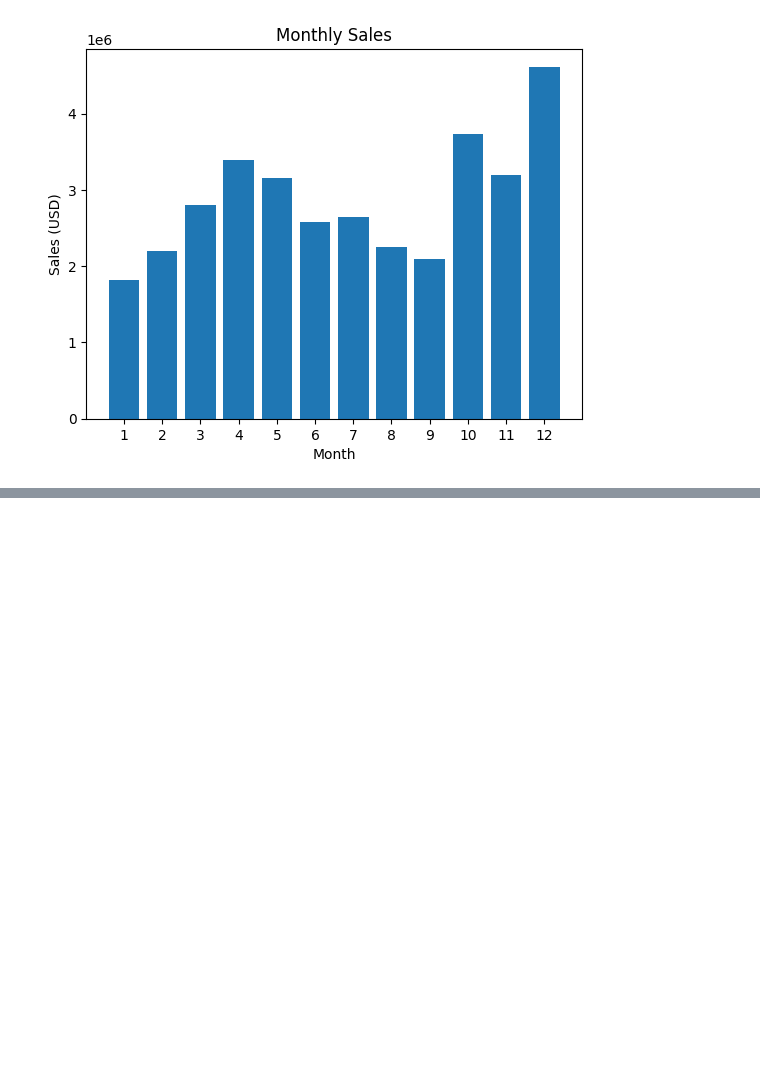
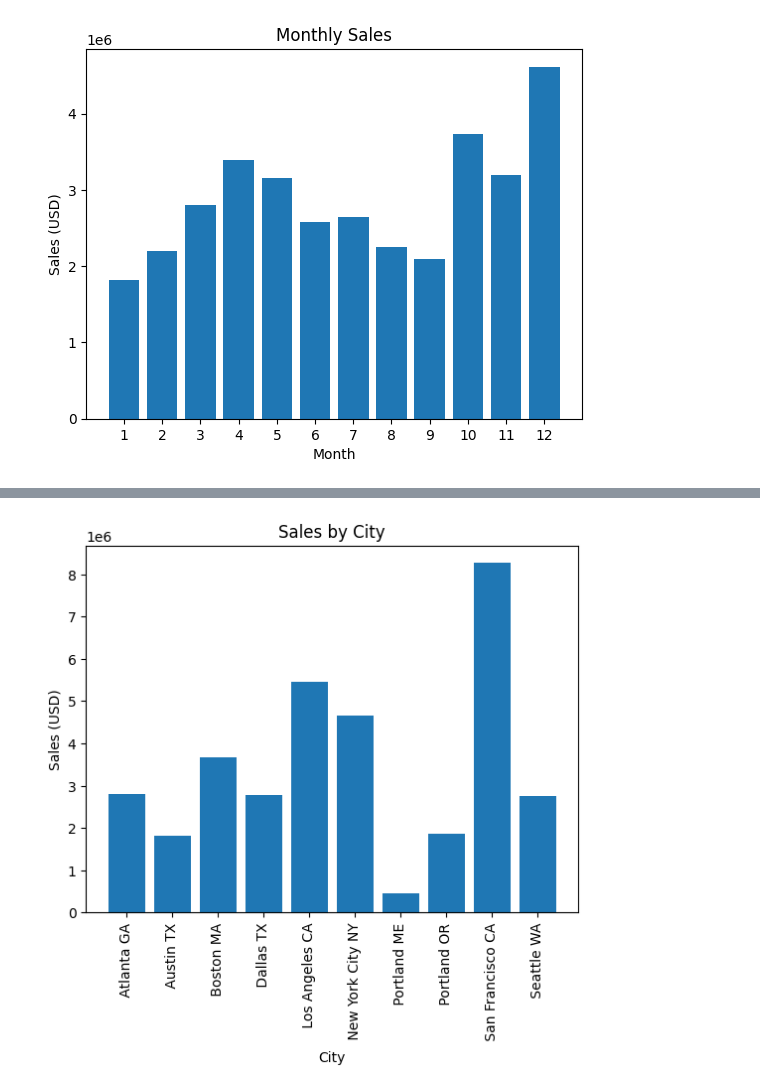
Before and after one commit to mezenka/Python_DataExploration, a Jupyter notebook: pandas_ds1.ipynb, the cells around one changed output, grey strips where cells are left out. Cells and saved outputs as stored; diff of their text form; code cells hidden in the pictures; blank space fills up the shorter version.

```diff
--- a/pandas_ds1.ipynb
+++ b/pandas_ds1.ipynb
@@ -302,0 +336,4 @@ plt.show()
+# %%
+# plotting sales by city
+city_plot = all_data.groupby('City+State').sum()
+city_plot
@@ -302,0 +353,11 @@ plt.show()
+# %%
+cities = [city for city, df in all_data.groupby('City+State')] # need to be sorted similarly
+
+plt.bar(cities, city_plot['Sales']) # need to be sorted similarly
+plt.xticks(cities, rotation='vertical')
+plt.ylabel('Sales (USD)')
+plt.xlabel('City')
+plt.title('Sales by City')
+plt.show()
+# %% [output]
+[figure, added]
```
Also changed, not shown: parts of 5 cells of this notebook.
